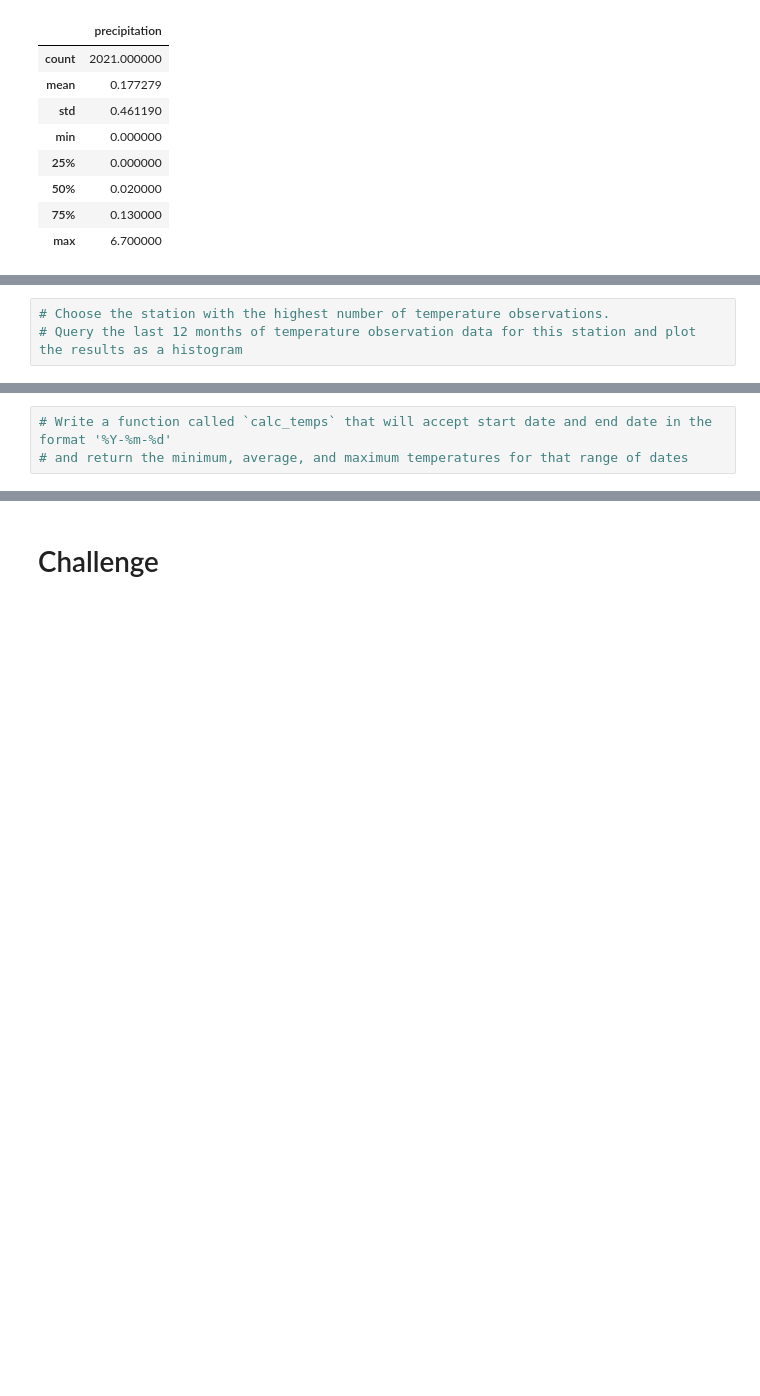
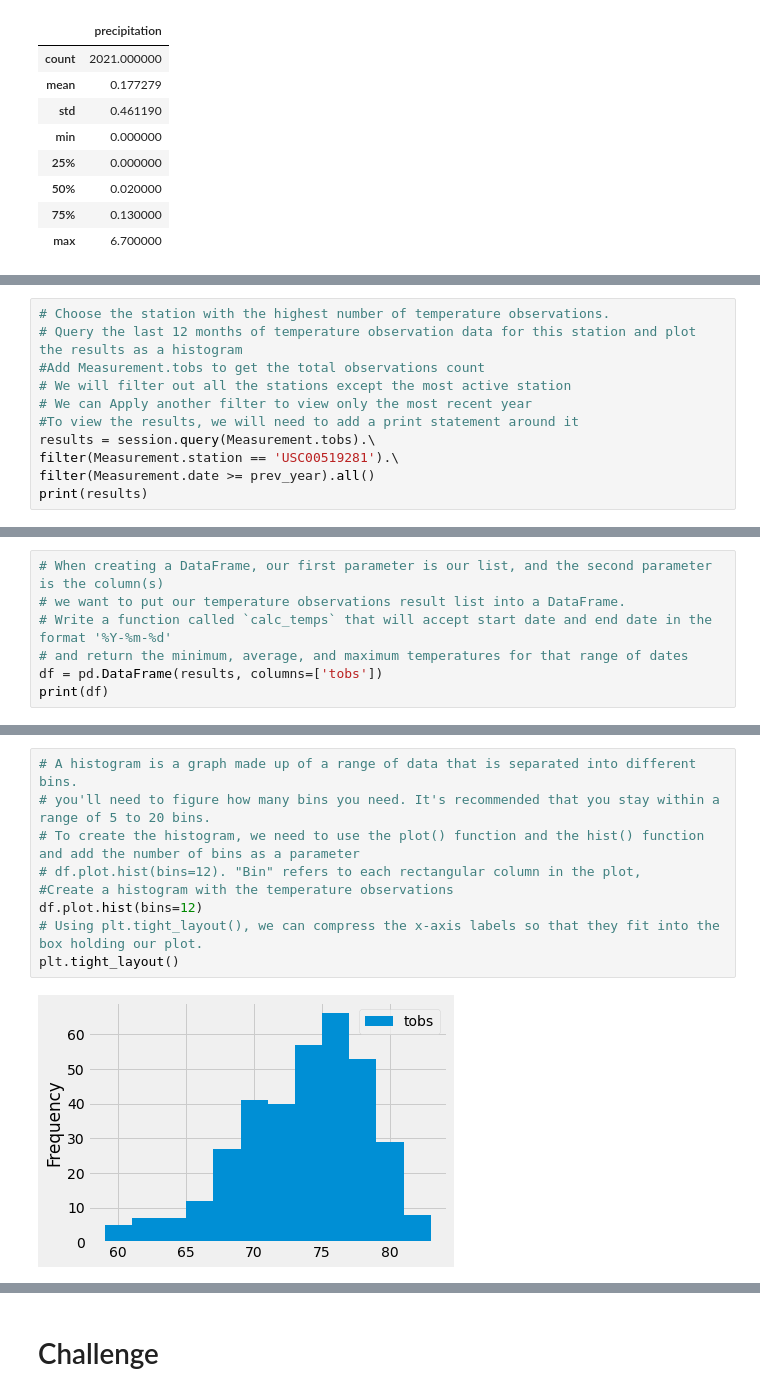
Before and after one commit to Hisham9995/surfs_up, a Jupyter notebook: climate_analysis.ipynb, the cells around one changed output, grey strips where cells are left out. Cells and saved outputs as stored; diff of their text form; blank space fills up the shorter version.

```diff
--- a/climate_analysis.ipynb
+++ b/climate_analysis.ipynb
@@ -199,3 +232,11 @@ df.describe()
 # %%
 # Choose the station with the highest number of temperature observations.
 # Query the last 12 months of temperature observation data for this station and plot the results as a histogram
+#Add Measurement.tobs to get the total observations count
+# We will filter out all the stations except the most active station
+# We can Apply another filter to view only the most recent year
+#To view the results, we will need to add a print statement around it
+results = session.query(Measurement.tobs).\
+filter(Measurement.station == 'USC00519281').\
+filter(Measurement.date >= prev_year).all()
+print(results)
@@ -202,3 +245,7 @@ df.describe()
 # %%
+# When creating a DataFrame, our first parameter is our list, and the second parameter is the column(s)
+# we want to put our temperature observations result list into a DataFrame.
 # Write a function called `calc_temps` that will accept start date and end date in the format '%Y-%m-%d'
 # and return the minimum, average, and maximum temperatures for that range of dates
+df = pd.DataFrame(results, columns=['tobs'])
+print(df)
@@ -204,0 +267,11 @@ df.describe()
+# %%
+# A histogram is a graph made up of a range of data that is separated into different bins.
+# you'll need to figure how many bins you need. It's recommended that you stay within a range of 5 to 20 bins.
+# To create the histogram, we need to use the plot() function and the hist() function and add the number of bins as a parameter
+# df.plot.hist(bins=12). "Bin" refers to each rectangular column in the plot,
+#Create a histogram with the temperature observations
+df.plot.hist(bins=12)
+# Using plt.tight_layout(), we can compress the x-axis labels so that they fit into the box holding our plot.
+plt.tight_layout()
+# %% [output]
+[figure, added]
```
Also changed, not shown: parts of 10 cells of this notebook.
